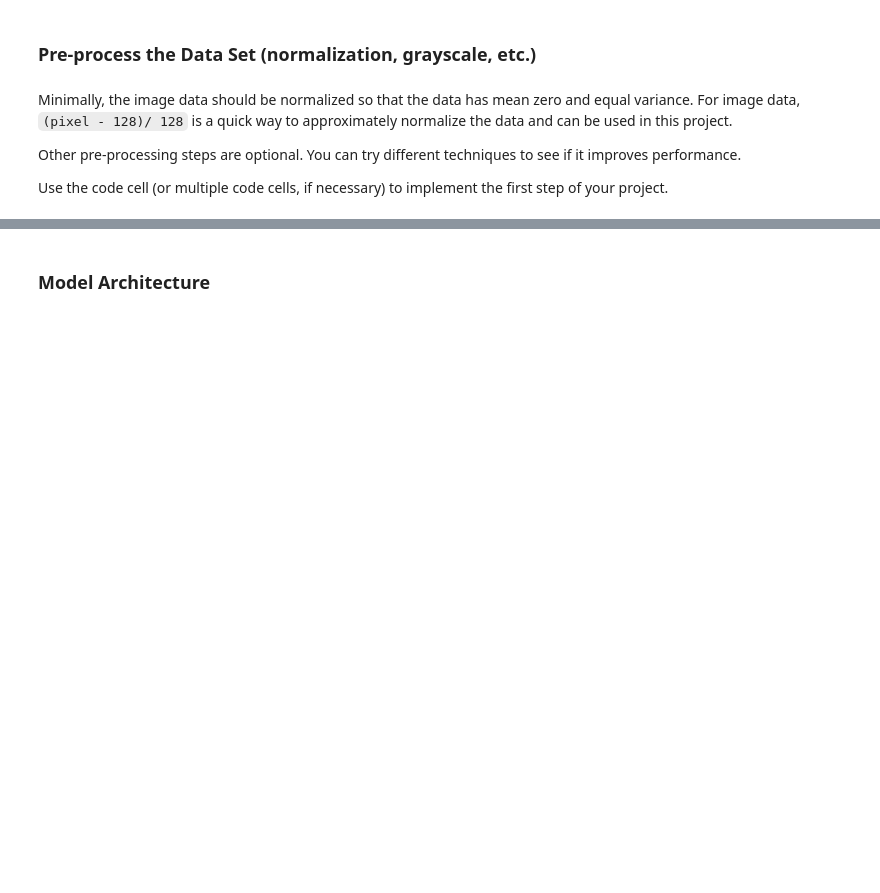
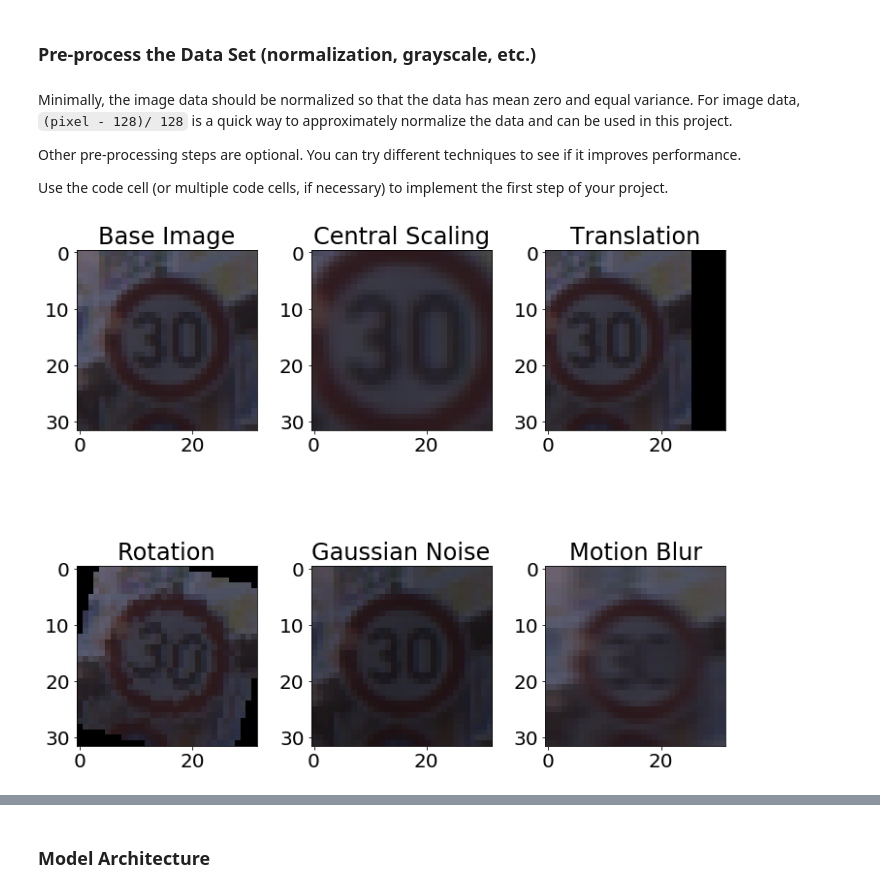
Before and after one commit to sidroopdaska/SelfDrivingCar, a Jupyter notebook: TrafficSignClassifier/Traffic_Sign_Classifier.ipynb, the cells around one changed output, grey strips where cells are left out. Saved outputs shown, nothing was run; the diff lists cells and outputs as text; code cells hidden in the pictures; blank space fills up the shorter version.

Commit message:
added motion blurring to images and CLAHE algo for image pre processing

```diff
--- a/TrafficSignClassifier/Traffic_Sign_Classifier.ipynb
+++ b/TrafficSignClassifier/Traffic_Sign_Classifier.ipynb
@@ -353,27 +387,32 @@ def augment_data(X_data, y_data):
 # %%
 # Visualise the different data augmentation techniques on an image from the data set
 img = X_train[2238]
 
-gs = gridspec.GridSpec(1, 5)
-gs.update(wspace = 0.30, hspace = 2)
+gs = gridspec.GridSpec(2, 3)
+gs.update(wspace = 0.30, hspace = 0.0005)
 
-fig, ax = plt.subplots(figsize = (16, 16))
-plt.subplot(gs[0])
+fig, ax = plt.subplots(figsize = (12, 12))
+plt.subplot(gs[0, 0])
 plt.imshow(img)
 plt.title('Base Image')
-plt.subplot(gs[1])
+plt.subplot(gs[0, 1])
 plt.imshow(centrally_scale_images([img])[0])
 plt.title('Central Scaling')
-plt.subplot(gs[2])
+plt.subplot(gs[0, 2])
 plt.imshow(translate_images([img])[0])
 plt.title('Translation')
-plt.subplot(gs[3])
+plt.subplot(gs[1, 0])
 plt.imshow(finer_rotate_images([img])[0])
 plt.title('Rotation')
-plt.subplot(gs[4])
+plt.subplot(gs[1, 1])
 plt.imshow(add_gaussian_noise([img])[0])
 plt.title('Gaussian Noise')
+plt.subplot(gs[1, 2])
+plt.imshow(motion_blur([img])[0])
+plt.title('Motion Blur')
 plt.show()
+# %% [output]
+[figure, added]
 # %%
 # Perform data augmentation for the training set
 X_train_aug, y_train_aug = augment_data(X_train, y_train)
```
Also changed, not shown: parts of 24 cells of this notebook, 20 other files.
